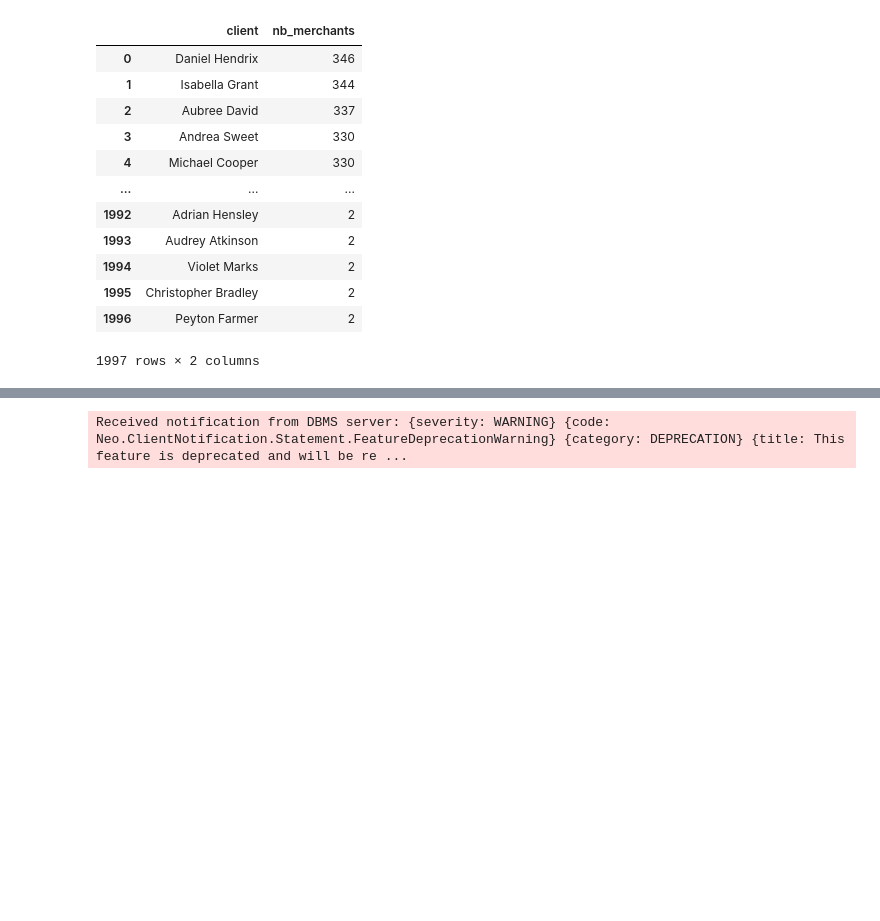
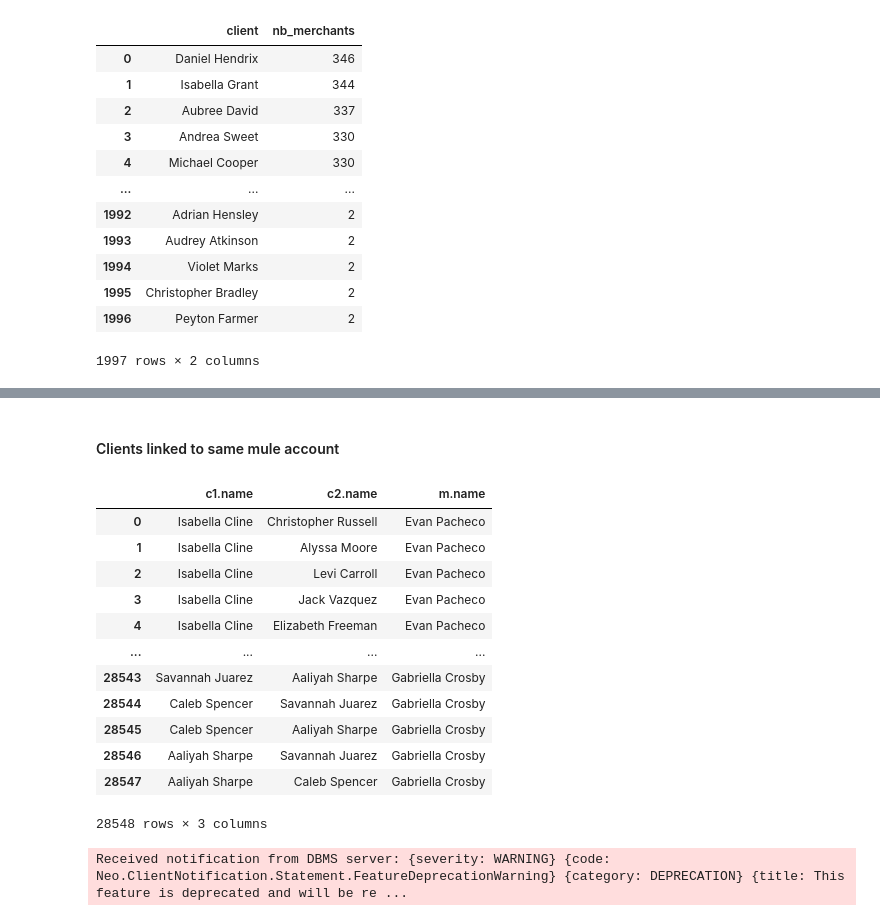
Before and after one commit to ehampala/frauddetect_w_neo4j, a Jupyter notebook: fraud_detect_note.ipynb, the cells around one changed output, grey strips where cells are left out. Saved outputs shown, nothing was run; the diff lists cells and outputs as text; code cells hidden in the pictures; blank space fills up the shorter version.

```diff
--- a/fraud_detect_note.ipynb
+++ b/fraud_detect_note.ipynb
@@ -164 +254,30 @@ merch_clients
+# %% [markdown]
+#### Clients linked to same mule account
+# %%
+def linked_through_mule_or_fraud():
+    query = """
+    MATCH (c1:Client)-[:PERFORMED]->(:Transaction)-[:TO]->(m:Mule)<-[:TO]-(:Transaction)<-[:PERFORMED]-(c2:Client)
+    WHERE c1 <> c2
+    RETURN c1.name, c2.name, m.name
+    """
+    results = cypher_query_read_executor(query)
+    results_df = pd.DataFrame.from_records(results)
+    return results_df
+
+mule_relations = linked_through_mule_or_fraud()
+mule_relations
+# %% [output]
+|  | c1.name | c2.name | m.name |
+| 0 | Isabella Cline | Christopher Russell | Evan Pacheco |
+| 1 | Isabella Cline | Alyssa Moore | Evan Pacheco |
+| 2 | Isabella Cline | Levi Carroll | Evan Pacheco |
+| 3 | Isabella Cline | Jack Vazquez | Evan Pacheco |
+| 4 | Isabella Cline | Elizabeth Freeman | Evan Pacheco |
+| ... | ... | ... | ... |
+| 28543 | Savannah Juarez | Aaliyah Sharpe | Gabriella Crosby |
+| 28544 | Caleb Spencer | Savannah Juarez | Gabriella Crosby |
+| 28545 | Caleb Spencer | Aaliyah Sharpe | Gabriella Crosby |
+| 28546 | Aaliyah Sharpe | Savannah Juarez | Gabriella Crosby |
+| 28547 | Aaliyah Sharpe | Caleb Spencer | Gabriella Crosby |
+28548 rows × 3 columns
 # %%
```
Also changed, not shown: parts of 16 cells of this notebook.
